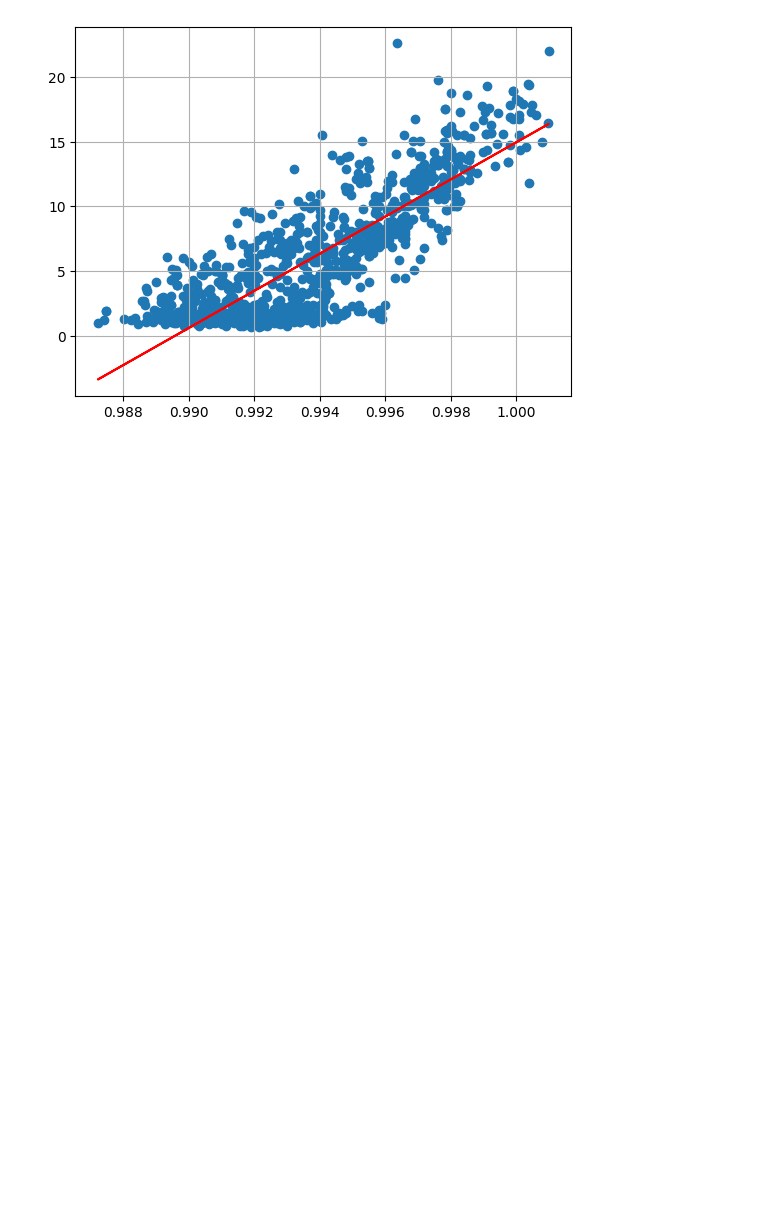
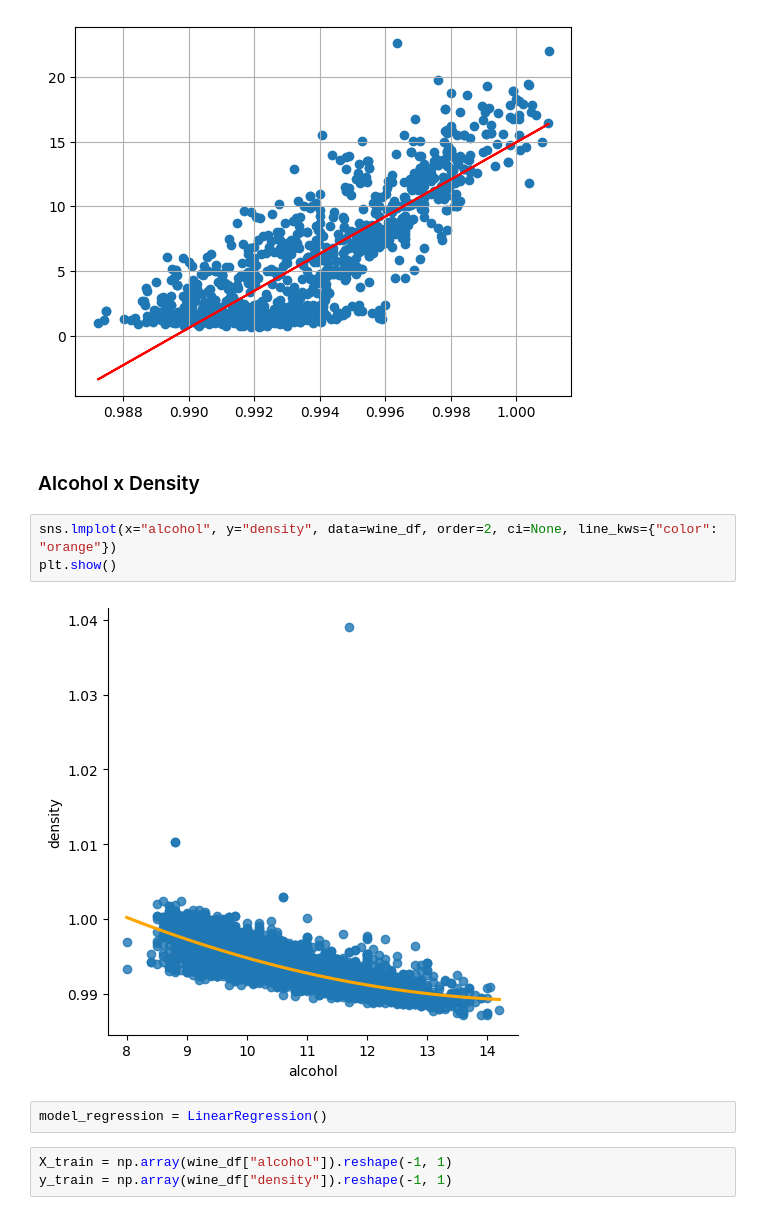
Before and after one commit to Nasalis/ml2023-Davi-dos-Santos, a Jupyter notebook: linear-regression/linear-regression.ipynb, the cells around one changed output. Cells and saved outputs as stored; diff of their text form; blank space fills up the shorter version.

Commit message:
feat: update linear-regression's lesson

```diff
--- a/linear-regression/linear-regression.ipynb
+++ b/linear-regression/linear-regression.ipynb
@@ -131,3 +131,15 @@ print("Mean Absolute error: {}".format(mean_absolute_error_val) )
 Mean Squared Error: 2.7453568435278495
 Mean Absolute error: 2.19460795588206
 [figure]
+# %% [markdown]
+### Alcohol x Density
+# %%
+sns.lmplot(x="alcohol", y="density", data=wine_df, order=2, ci=None, line_kws={"color": "orange"})
+plt.show()
+# %% [output]
+[figure, added]
+# %%
+model_regression = LinearRegression()
+# %%
+X_train = np.array(wine_df["alcohol"]).reshape(-1, 1)
+y_train = np.array(wine_df["density"]).reshape(-1, 1)
```
Also changed, not shown: parts of 5 cells of this notebook.
